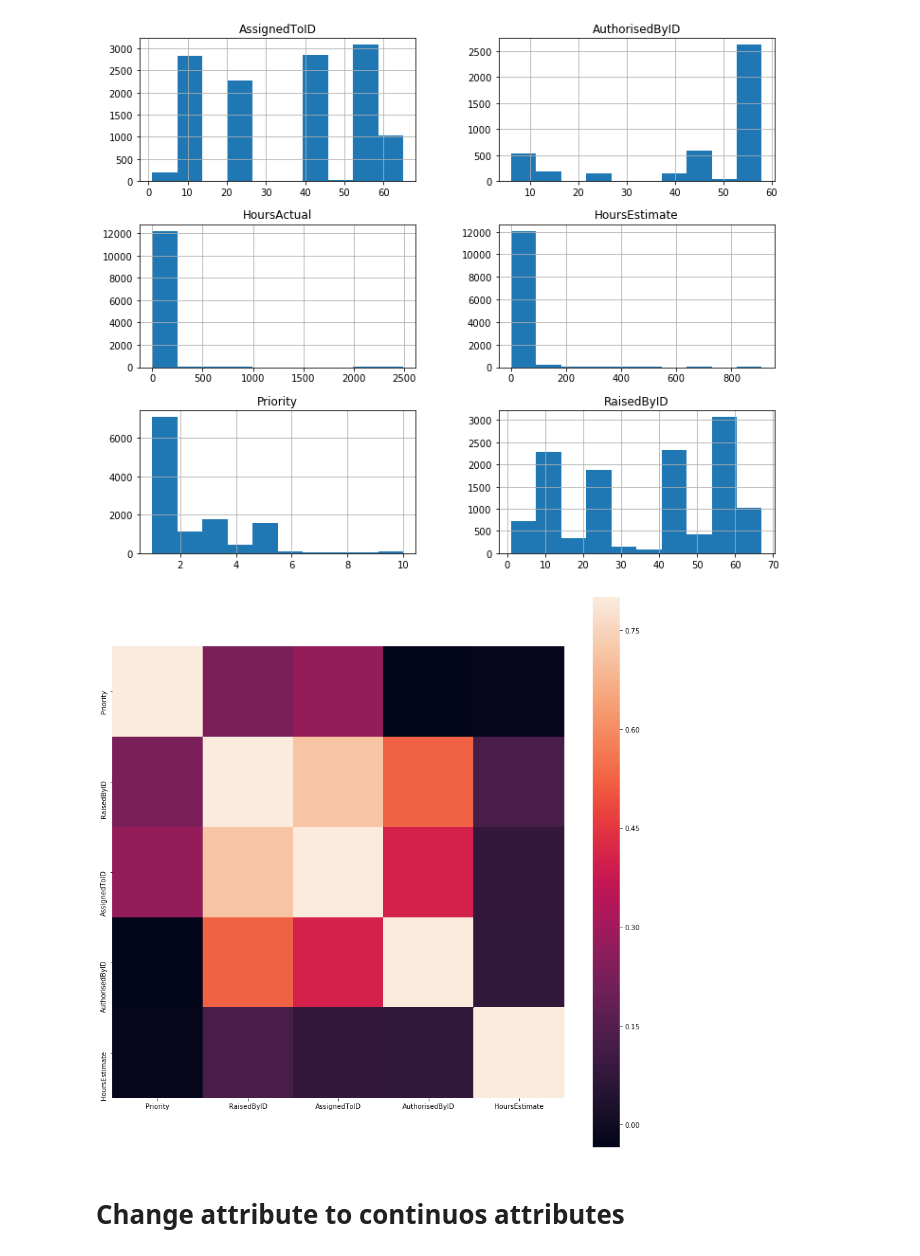
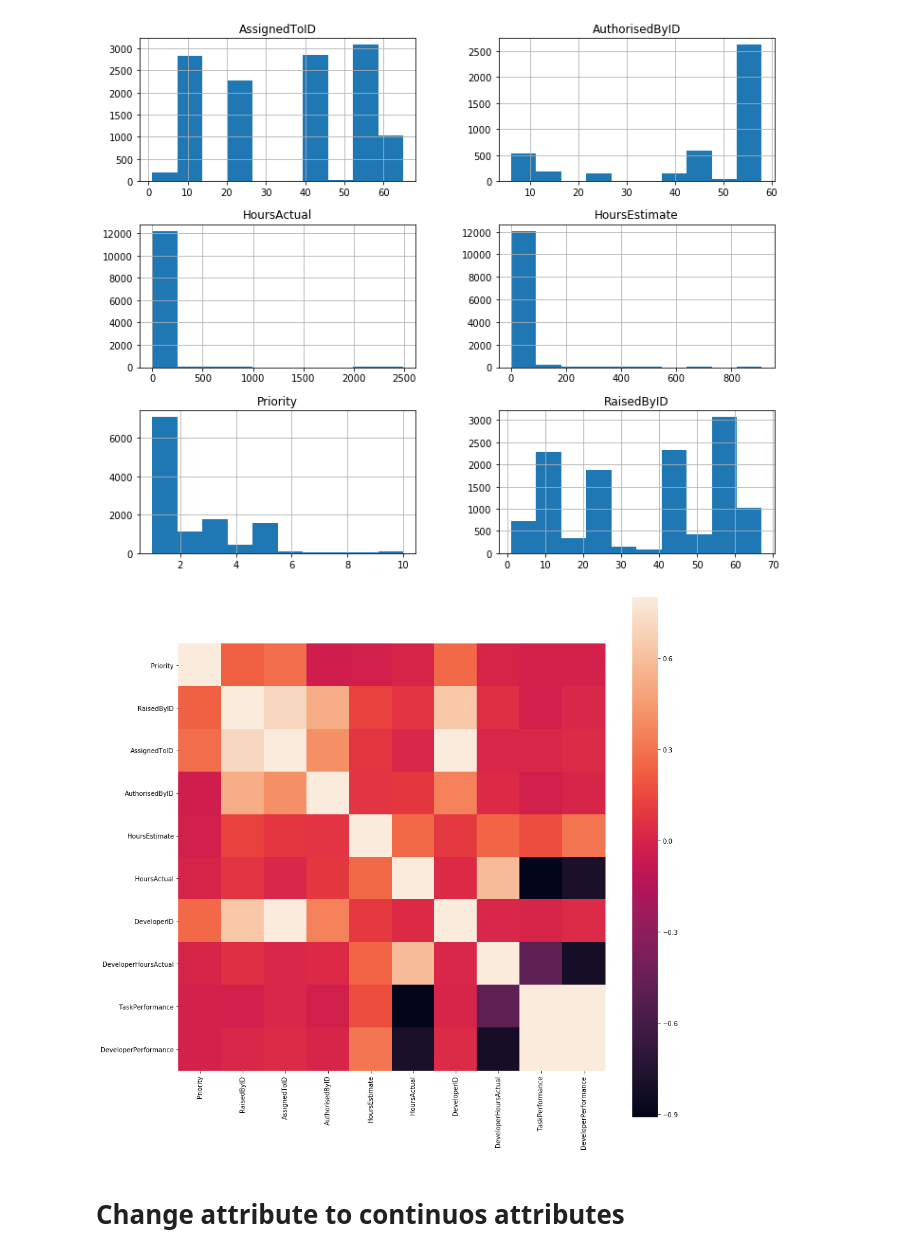
Before and after one commit to orlevit/EffortEstimation, a Jupyter notebook: notebooks/DataExploration.ipynb, the cells around one changed output. Saved outputs shown, nothing was run; the diff lists cells and outputs as text; code cells hidden in the pictures.

```diff
--- a/notebooks/DataExploration.ipynb
+++ b/notebooks/DataExploration.ipynb
@@ -86,12 +86,15 @@ plt.show()
 # %%
 import seaborn as sb
 C_mat = relevent_data.loc[:, relevent_data.columns != 'HoursActual'].corr()
+C_mat = data.loc[:, ~data.columns.isin(['TaskNumber','Summary'])].corr()
+
 fig = plt.figure(figsize = (15,15))
+
 
 sb.heatmap(C_mat, vmax = .8, square = True)
 plt.show()
 # %% [output]
-[figure, old version]
+[figure, new version]
 # %% [markdown]
 # Change attribute to continuos attributes
 # %%
```
Also changed, not shown: parts of 8 cells of this notebook, 12 other files.
